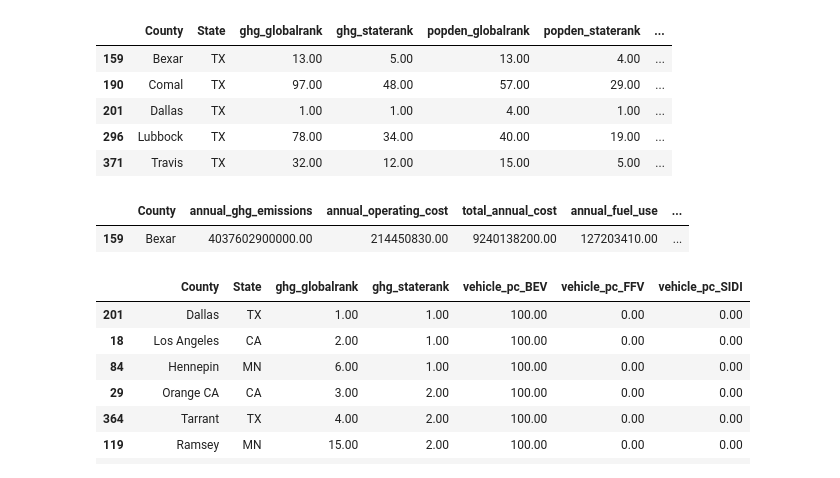
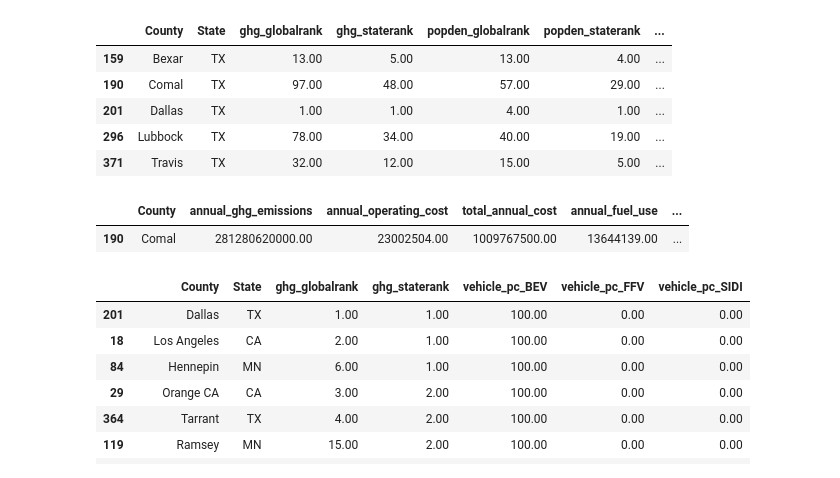
Before and after one commit to saif1457/biofuels, a Jupyter notebook: analysis_v3.ipynb, the cells around one changed output. Drawn from its saved outputs; the diff is of its cells as text; code cells hidden in the pictures.

```diff
--- a/analysis_v3.ipynb
+++ b/analysis_v3.ipynb
@@ -263,10 +264,10 @@ vdf[vdf['County'].isin(interested_counties_tx)][['County','State','ghg_globalran
 | 296 | Lubbock | TX | 78.00 | 34.00 | 40.00 | 19.00 | ... |
 | 371 | Travis | TX | 32.00 | 12.00 | 15.00 | 5.00 | ... |
 # %%
-vdf[vdf['County']=='Bexar']
+vdf[vdf['County']=='Comal']
 # %% [output]
 |  | County | annual_ghg_emissions | annual_operating_cost | total_annual_cost | annual_fuel_use | ... |
-| 159 | Bexar | 4037602900000.00 | 214450830.00 | 9240138200.00 | 127203410.00 | ... |
+| 190 | Comal | 281280620000.00 | 23002504.00 | 1009767500.00 | 13644139.00 | ... |
 # %%
 vdf[['County','State','ghg_globalrank','ghg_staterank','vehicle_pc_BEV','vehicle_pc_FFV','vehicle_pc_SIDI']].sort_values(by=['ghg_staterank','ghg_globalrank'],ascending=True).head(15)
 # %% [output]
```
Also changed, not shown: parts of 8 cells of this notebook, 10 other files.
